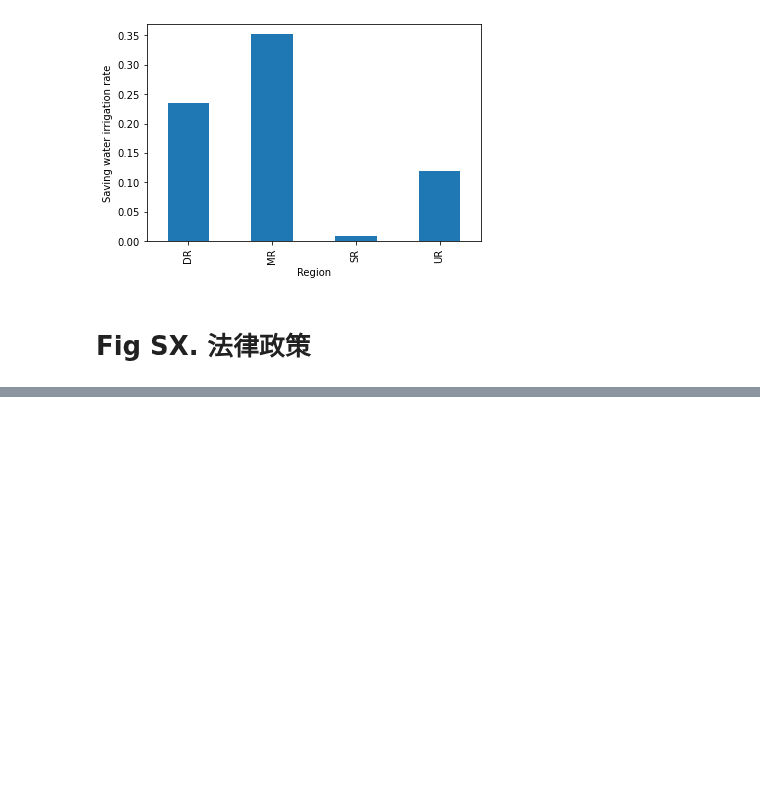
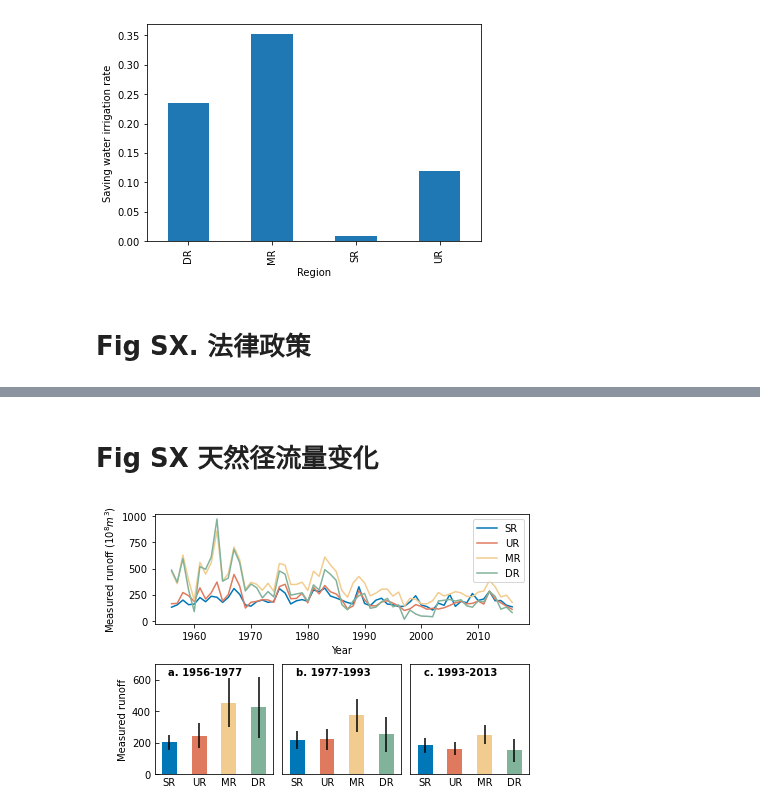
Before and after one commit to SongshGeo/Water-Governance-Regimes, a Jupyter notebook: notebooks/appendix.ipynb, the cells around one changed output, grey strips where cells are left out. Saved outputs shown, nothing was run; the diff lists cells and outputs as text; code cells hidden in the pictures; blank space fills up the shorter version.

```diff
--- a/notebooks/appendix.ipynb
+++ b/notebooks/appendix.ipynb
@@ -214,7 +195,7 @@ def plot_wu(ax, colors, start_yr, end_yr, **kargs):
     ax.set_ylabel('Total water use')
 
 fig, ax = plt.subplots()
-region_colors = ["#0077b6", "#e07a5f", "#f2cc8f","#81b29a"]
+from tools.values import region_colors
 plot_wu(ax, colors=region_colors, start_yr=1980, end_yr=1982)
 plt.show();
 # %% [output]
@@ -435,0 +420,53 @@ plt.show();
+# %% [markdown]
+# Fig SX 天然径流量变化
+# %%
+from matplotlib.gridspec import GridSpec
+from tools.values import region_colors
+
+# 加载径流和水库数据
+use_cols = {
+    '唐乃亥': 'SR',  # 唐乃亥控制源区
+    '头道拐': 'UR',  # 头道拐控制上游
+    '花园口': 'MR',  # 花园口控制中游
+    '利津': 'DR'     # 利津控制下游
+}
+measured_runoff = pd.read_csv(r'../data/hydrology/1956-2016_runoff.csv', index_col='年份')
+measured_runoff = measured_runoff.loc[:, use_cols.keys()]
+measured_runoff.rename(use_cols, axis=1, inplace=True)
+
+fig = plt.figure(figsize=(6, 4), constrained_layout=True)
+gs = GridSpec(2, 3, figure=fig)
+ax1 = fig.add_subplot(gs[1, 0])
+ax2 = fig.add_subplot(gs[1, 1])
+ax3 = fig.add_subplot(gs[1, 2])
+ax4 = fig.add_subplot(gs[0, :])
+axs = [ax1, ax2, ax3]
+
+endpoints = [1977, 1993, 2013]
+markers = ["a.", "b.", "c."]
+startpoint = measured_runoff.index.min()
+for i, endpoint in enumerate(endpoints):
+    ax = axs[i]
+    use_data = measured_runoff.loc[startpoint: endpoint, :]
+    use_data.mean().plot.bar(yerr=use_data.std(), ax=ax, color=region_colors)
+
+    ax.set_ylim(0, 700)
+    ax.text(1.2, 650, "{} {}-{}".format(markers[i], startpoint, endpoint), ha='center', va='center', weight='bold')
+    startpoint = endpoint
+    ax.axes.get_yaxis().set_visible(False)
+    ax.tick_params(axis='x', tickdir='in', bottom=False, labelrotation=0)
+    ax.tick_params(axis='y', tickdir='in', bottom=False, labelrotation=0)
+
+axs[0].set_ylabel("Measured runoff")
+axs[0].axes.get_yaxis().set_visible(True)
+
+measured_runoff.plot(ax=ax4, color=region_colors)
+ax4.set_xlabel("Year")
+ax4.set_ylabel("Measured runoff ($10^8m^3$)")
+ax4.set_xlim(1965, 2013)
+
+plt.savefig("../figures/sup/sf_measured_runoff.pdf", dpi=300)
+plt.savefig("../figures/sup/sf_measured_runoff.jpg", dpi=300)
+plt.show();
+# %% [output]
+[figure, added]
```
Also changed, not shown: parts of 6 cells of this notebook, 13 other files.
